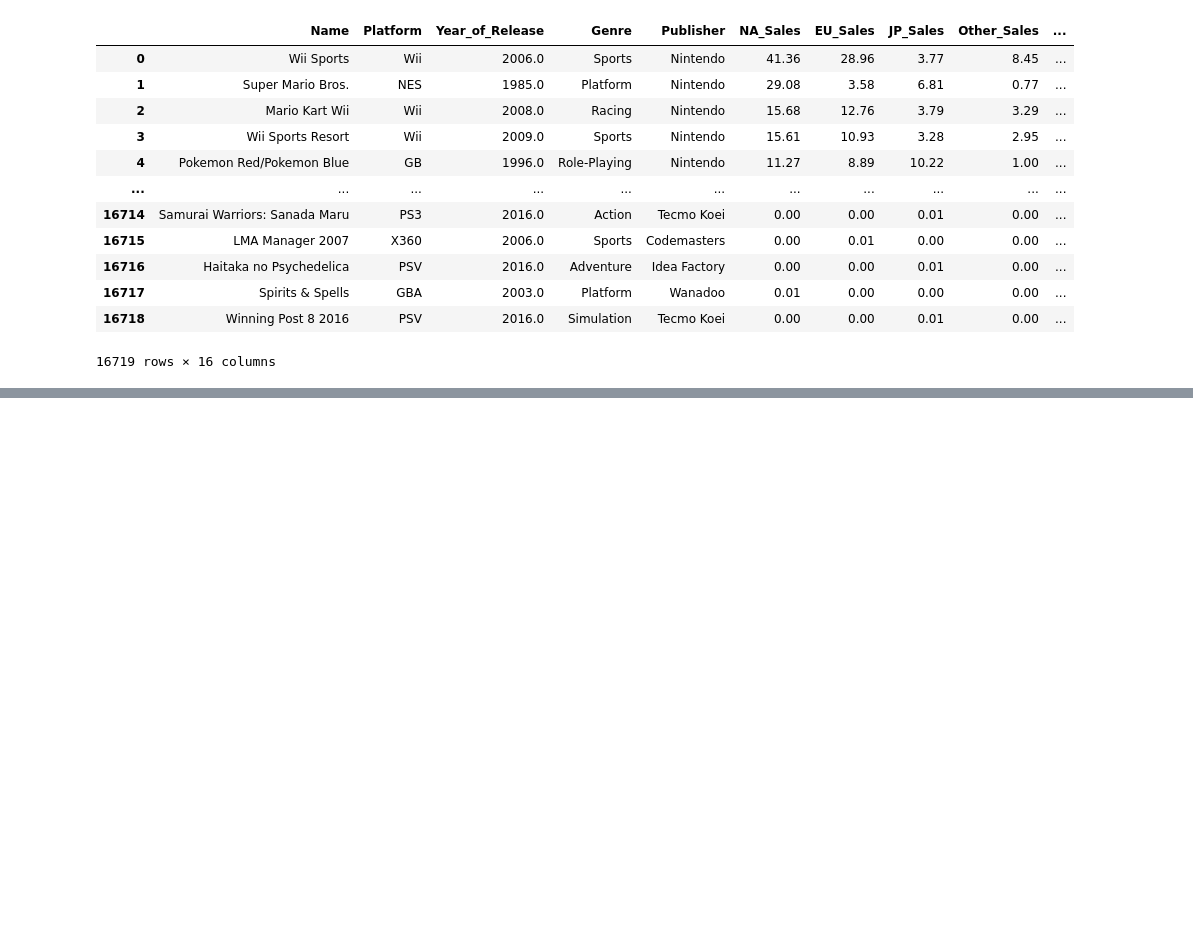
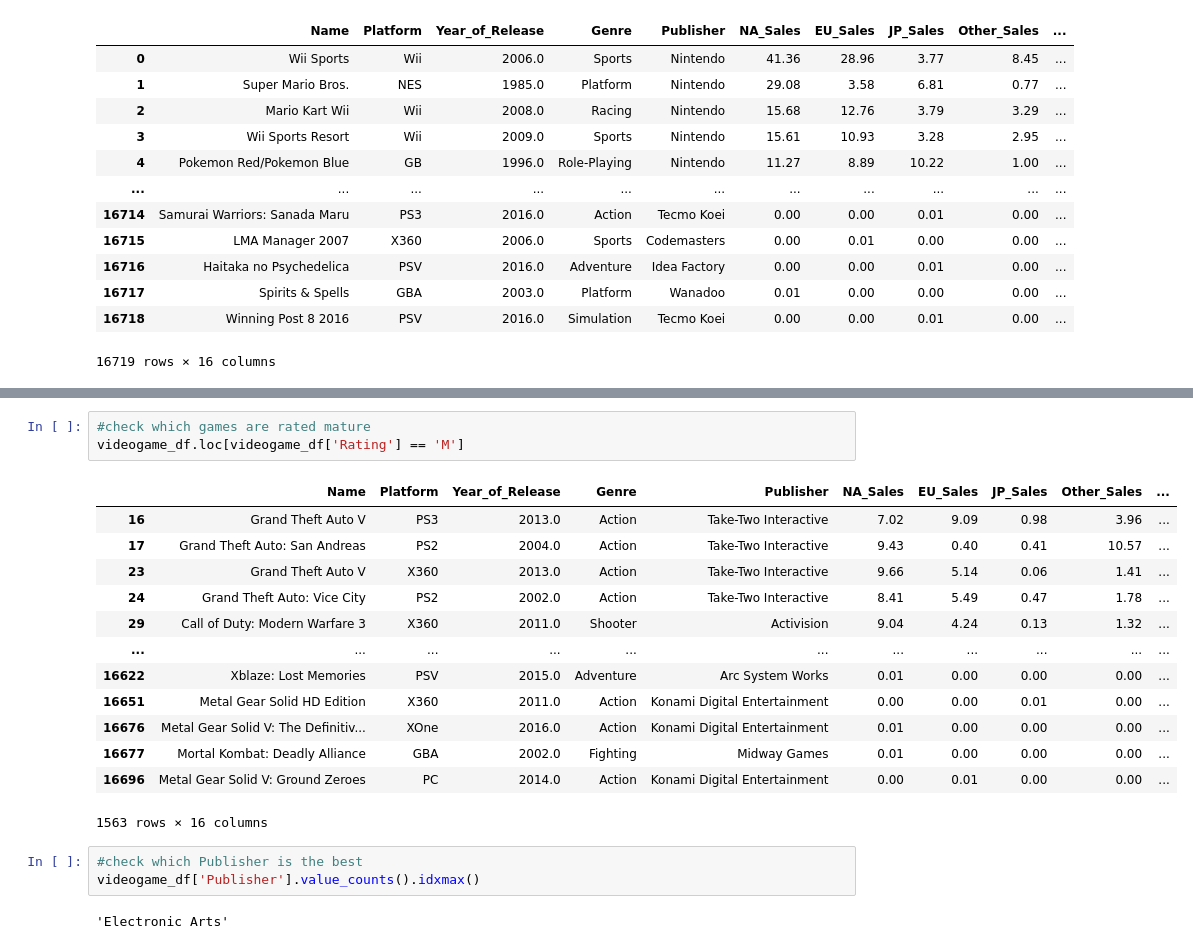
Before and after one commit to JamesWillems/dataset_video_game, a Jupyter notebook: video_game_kirsten.ipynb, the cells around one changed output, grey strips where cells are left out. Saved outputs shown, nothing was run; the diff lists cells and outputs as text; blank space fills up the shorter version.

```diff
--- a/video_game_kirsten.ipynb
+++ b/video_game_kirsten.ipynb
@@ -27,0 +80,22 @@ In the different columns we have:
+# %%
+#check which games are rated mature
+videogame_df.loc[videogame_df['Rating'] == 'M']
+# %% [output]
+|  | Name | Platform | Year_of_Release | Genre | Publisher | NA_Sales | EU_Sales | JP_Sales | Other_Sales | ... |
+| 16 | Grand Theft Auto V | PS3 | 2013.0 | Action | Take-Two Interactive | 7.02 | 9.09 | 0.98 | 3.96 | ... |
+| 17 | Grand Theft Auto: San Andreas | PS2 | 2004.0 | Action | Take-Two Interactive | 9.43 | 0.40 | 0.41 | 10.57 | ... |
+| 23 | Grand Theft Auto V | X360 | 2013.0 | Action | Take-Two Interactive | 9.66 | 5.14 | 0.06 | 1.41 | ... |
+| 24 | Grand Theft Auto: Vice City | PS2 | 2002.0 | Action | Take-Two Interactive | 8.41 | 5.49 | 0.47 | 1.78 | ... |
+| 29 | Call of Duty: Modern Warfare 3 | X360 | 2011.0 | Shooter | Activision | 9.04 | 4.24 | 0.13 | 1.32 | ... |
+| ... | ... | ... | ... | ... | ... | ... | ... | ... | ... | ... |
+| 16622 | Xblaze: Lost Memories | PSV | 2015.0 | Adventure | Arc System Works | 0.01 | 0.00 | 0.00 | 0.00 | ... |
+| 16651 | Metal Gear Solid HD Edition | X360 | 2011.0 | Action | Konami Digital Entertainment | 0.00 | 0.00 | 0.01 | 0.00 | ... |
+| 16676 | Metal Gear Solid V: The Definitiv... | XOne | 2016.0 | Action | Konami Digital Entertainment | 0.01 | 0.00 | 0.00 | 0.00 | ... |
+| 16677 | Mortal Kombat: Deadly Alliance | GBA | 2002.0 | Fighting | Midway Games | 0.01 | 0.00 | 0.00 | 0.00 | ... |
+| 16696 | Metal Gear Solid V: Ground Zeroes | PC | 2014.0 | Action | Konami Digital Entertainment | 0.00 | 0.01 | 0.00 | 0.00 | ... |
+1563 rows × 16 columns
+# %%
+#check which Publisher is the best
+videogame_df['Publisher'].value_counts().idxmax()
+# %% [output]
+'Electronic Arts'
```
Also changed, not shown: parts of 13 cells of this notebook.
